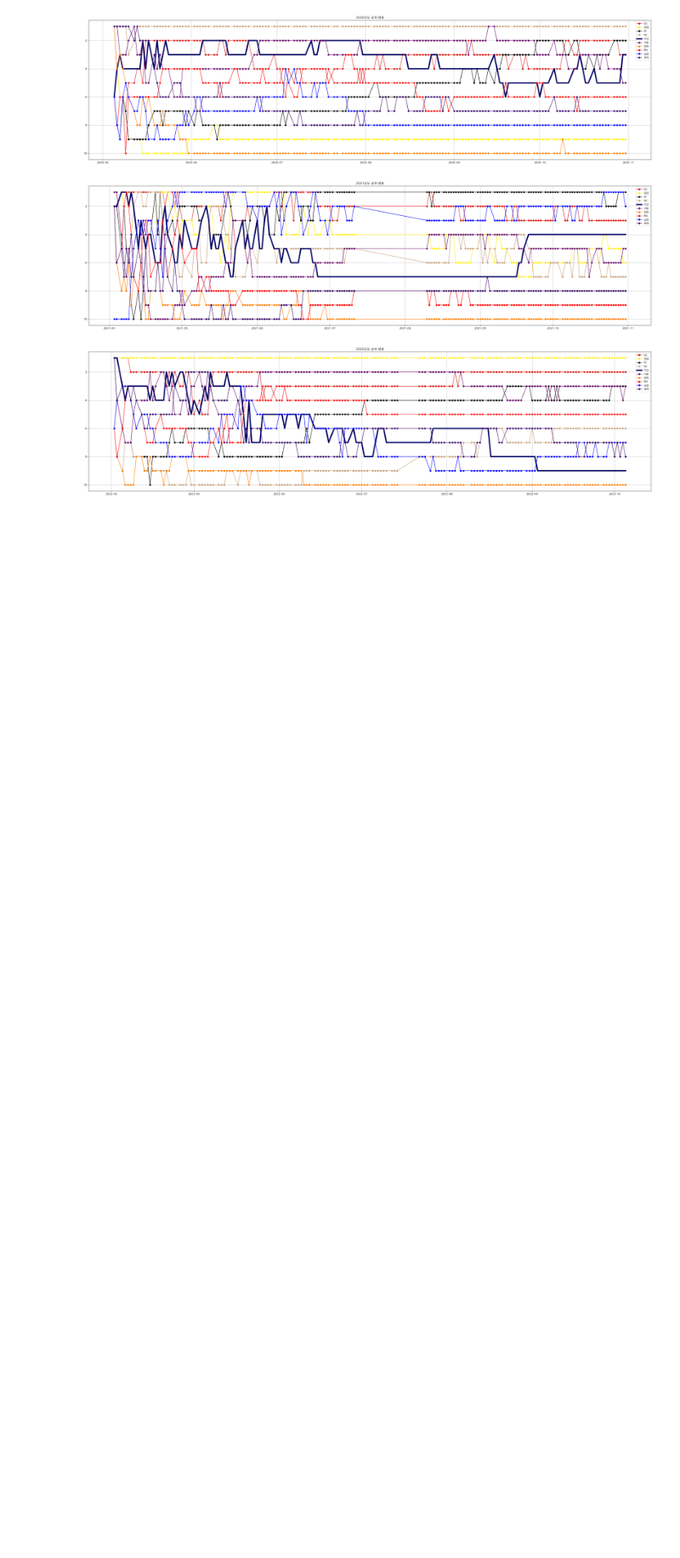
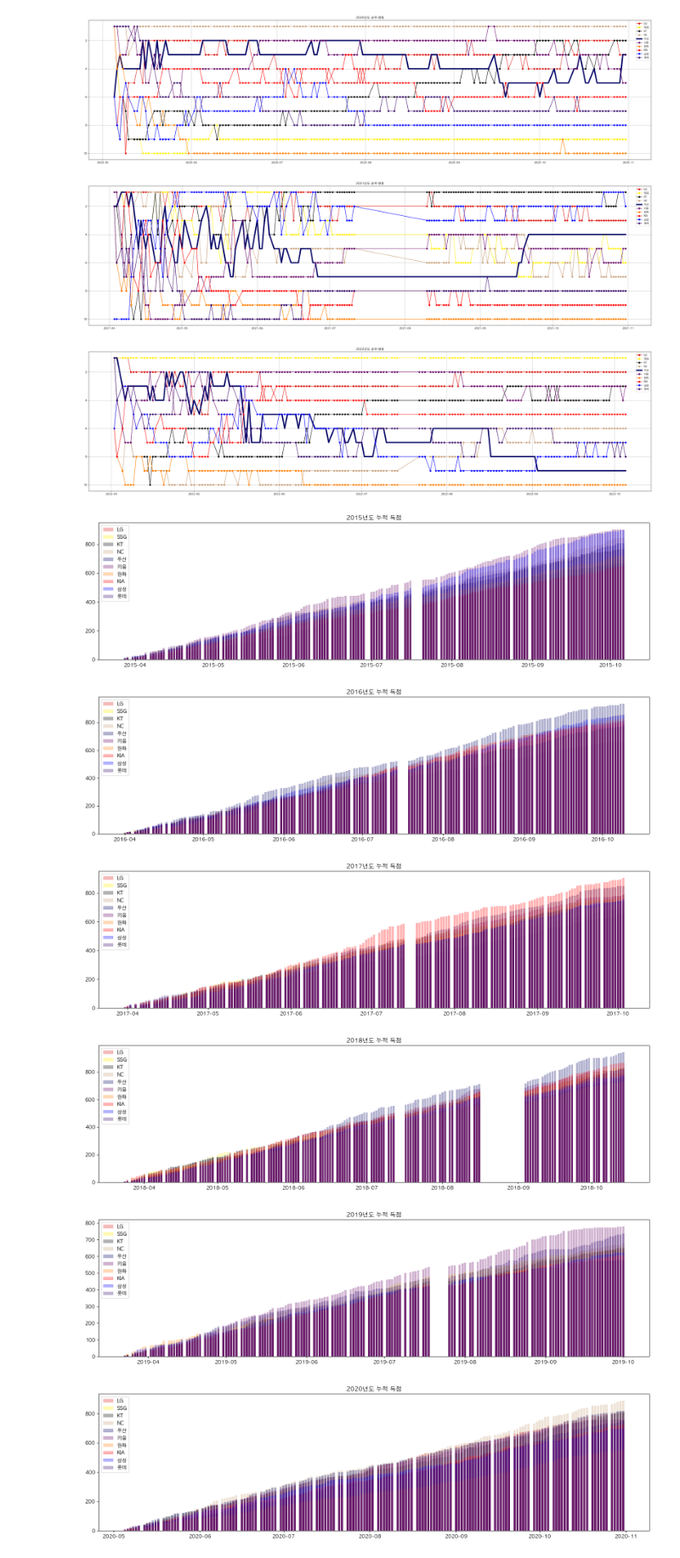
Before and after one commit to JorimJoram/BaseBall_Posting, a Jupyter notebook: Data_Crawling/2weeks.ipynb, the cells around one changed output. Shown at 85% size. Saved outputs shown, nothing was run; the diff lists cells and outputs as text; code cells hidden in the pictures; blank space fills up the shorter version.

```diff
--- a/Data_Crawling/2weeks.ipynb
+++ b/Data_Crawling/2weeks.ipynb
@@ -48,7 +48,7 @@ close_race = {
 }
 # %%
 for year in year_list:
-    os.makedirs("./re_date/{}".format(year)) #있으면 만들어라 하고 없으면 만들지 마라고 할 수 있는데, 까먹었다 ㅋㅋㅋㅋㅋㅋㅋㅋ ㅈㅅ;;
+    #os.makedirs("./re_date/{}".format(year)) #있으면 만들어라 하고 없으면 만들지 마라고 할 수 있는데, 까먹었다 ㅋㅋㅋㅋㅋㅋㅋㅋ ㅈㅅ;;
     op_mon, op_day = open_race[year]
     cl_mon, cl_day = close_race[year]
     month_list = [int(month) for month in range(op_mon, cl_mon+1)]
@@ -88,11 +88,12 @@ for year in year_list:
 9 완료
 10 완료
 # %%
-init_data = [0,0,0,0,0,0]
+init_data = [0,0,0,0,0,0,0]
+records = []
 # %%
 for year in year_list:
-    KBO_team = pd.DataFrame(columns=["경기수", "승리", "무승부", "패배", "득점", "실점"], index=team_list)
-    os.makedirs("./re_rank/{}".format(year))
+    KBO_team = pd.DataFrame(columns=["경기수", "승리", "무승부", "패배", "득점", "실점", "득실차"], index=team_list)
+    #os.makedirs("./re_rank/{}".format(year))
     for team in team_list:
         KBO_team.loc[team] = init_data
 
@@ -147,6 +148,7 @@ for year in year_list:
                 KBO_team.loc[h_team, ["무승부"]] +=1
                 KBO_team.loc[a_team, ["무승부"]] +=1
 
+            KBO_team["득실차"] = KBO_team["득점"] - KBO_team["실점"]
             KBO_team["경기수"] = KBO_team["승리"] + KBO_team["패배"] + KBO_team["무승부"]
             KBO_team["승점"] = (144-KBO_team["경기수"])*0.5 + KBO_team["승리"] + KBO_team["무승부"]*0.5
             KBO_team["게임차"] = KBO_team["승점"][0] - KBO_team["승점"]
@@ -154,13 +156,16 @@ for year in year_list:
             KBO_team["순위"] = KBO_team["승점"].rank(method="min", ascending=False).astype('int')
 
             KBO_team.to_csv("./re_rank/{}/{}".format(year, file), header=True, encoding='UTF-8', index=True)
+    kbo = pd.DataFrame(KBO_team, columns=["득점","실점","득실차","게임차"])
+
+    records.append(kbo)
 # %%
 for year in year_list:
     rank_list = os.listdir("./re_rank/{}".format(year))
     sorted_rank = natsort.natsorted(rank_list)
 
     for team, color in zip(team_list, color_list):
-        df_result = pd.DataFrame(columns=["경기수", "승리", "무승부", "패배","득점","실점","승점", "게임차", "순위", "일자"])
+        df_result = pd.DataFrame(columns=["경기수", "승리", "무승부", "패배","득점","실점","득실차","승점", "게임차", "순위", "일자"])
         for file in sorted_rank:
             if file == '.DS_store':
                 continue
@@ -190,3 +195,32 @@ for year in year_list:
 [figure]
 [figure]
 [figure]
+# %%
+for year in year_list:
+    rank_list = os.listdir("./re_rank/{}".format(year))
+    sorted_rank = natsort.natsorted(rank_list)
+    for team, color in zip(team_list, color_list):
+        df_result = pd.DataFrame(columns=["경기수", "승리", "무승부", "패배","득점","실점","득실차","승점", "게임차", "순위", "일자"])
+
+        for file in sorted_rank:
+            if file == ".DS_Store":
+                continue
+            date = datetime.strptime("{}.{}".format(year, file.replace('.csv', '')), "%Y.%m.%d")
+            rank_df=pd.read_csv("./re_rank/{}/{}".format(year, file), index_col=0)
+            rank_df["일자"] = date
+
+            rank_list = list(rank_df.loc[team, :])
+            df_result.loc[len(df_result)] = rank_list
+        plt.gcf().set_size_inches(20, 5)
+        plt.bar(df_result["일자"], df_result["득점"], label=team, color=color, alpha=0.3)
+    plt.title("{}년도 누적 득점".format(year))
+    plt.legend(loc='best')
+    plt.savefig("./img/{}_득점.png".format(year), dpi=500)
+    plt.show()
+# %% [output]
+[figure, added]
+[figure, added]
+[figure, added]
+[figure, added]
+[figure, added]
+[figure, added]
```
Also changed, not shown: parts of 8 cells of this notebook.
